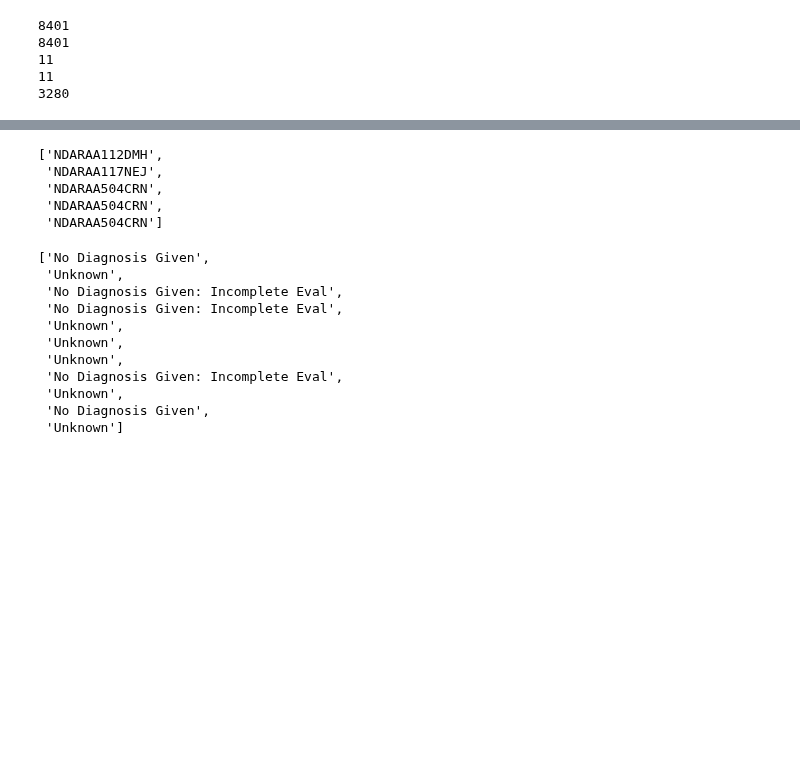
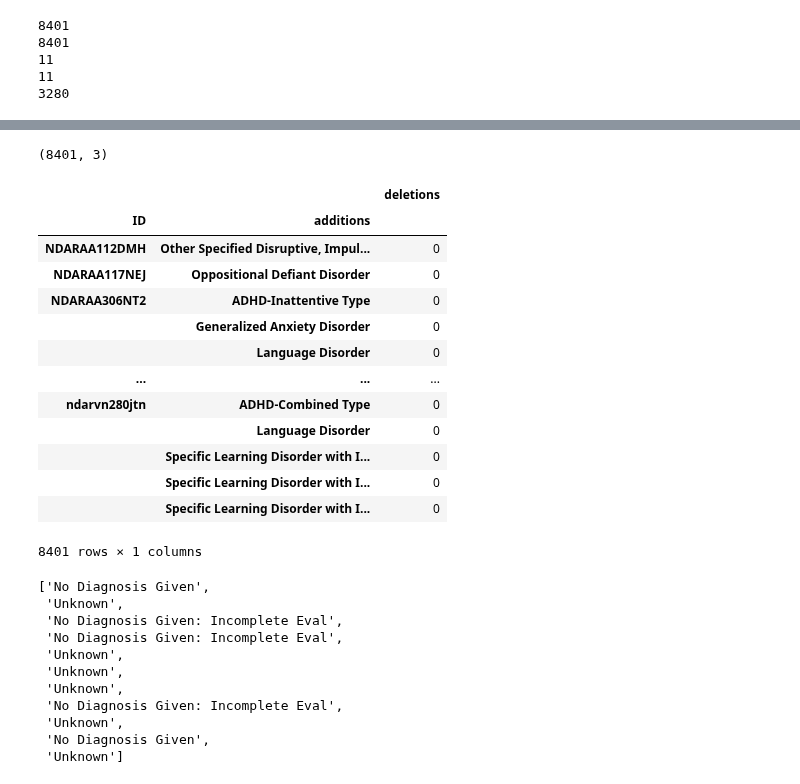
Before and after one commit to cristinarainich/Child-Mind-Institute-Project, a Jupyter notebook: Pheno_data.ipynb, the cells around one changed output, grey strips where cells are left out. Cells and saved outputs as stored; diff of their text form; code cells hidden in the pictures; blank space fills up the shorter version.

```diff
--- a/Pheno_data.ipynb
+++ b/Pheno_data.ipynb
@@ -696,5 +698,3 @@ print(len(unique))
 3280
 # %%
 df = pd.DataFrame(columns=['ID', 'additions', 'deletions'])
-# %%
-df['ID'] = unique
@@ -737,8 +701,12 @@ change_deletes.index('NDARTM712HBD')
-# %%
-change_adds[:5]
-# %% [output]
-['NDARAA112DMH',
- 'NDARAA117NEJ',
- 'NDARAA504CRN',
- 'NDARAA504CRN',
- 'NDARAA504CRN']
+# %%
+df['ID'] = change_adds
+df['additions'] = adds
+# %%
+df.shape
+# %% [output]
+(8401, 3)
+# %%
+# among unique ids there is one identifier who has only the deletions
+# and doesn't have any addditions
+# this is why the groupby method results in the length of 3279
+change_of_diagnosis = df.groupby(['ID', 'additions']).count()
@@ -745,3 +717,20 @@ change_adds[:5]
+# %%
+change_of_diagnosis
+# %% [output]
+|  |  | deletions |
+| ID | additions |  |
+| NDARAA112DMH | Other Specified Disruptive, Impul... | 0 |
+| NDARAA117NEJ | Oppositional Defiant Disorder | 0 |
+| NDARAA306NT2 | ADHD-Inattentive Type | 0 |
+|  | Generalized Anxiety Disorder | 0 |
+|  | Language Disorder | 0 |
+| ... | ... | ... |
+| ndarvn280jtn | ADHD-Combined Type | 0 |
+|  | Language Disorder | 0 |
+|  | Specific Learning Disorder with I... | 0 |
+|  | Specific Learning Disorder with I... | 0 |
+|  | Specific Learning Disorder with I... | 0 |
+8401 rows × 1 columns
 # %%
 deletes
 # %% [output]
```
Also changed, not shown: parts of 43 cells of this notebook.
